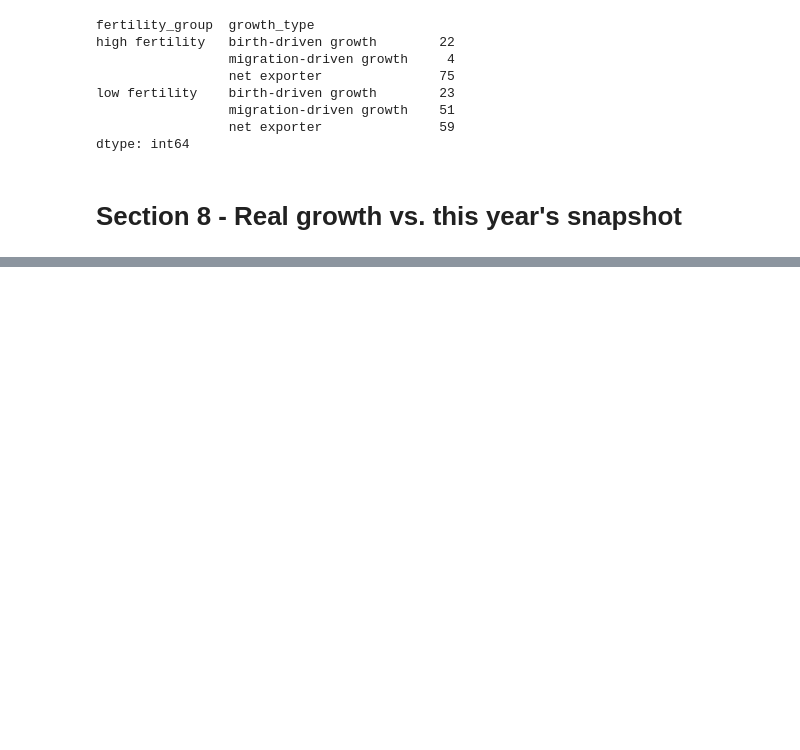
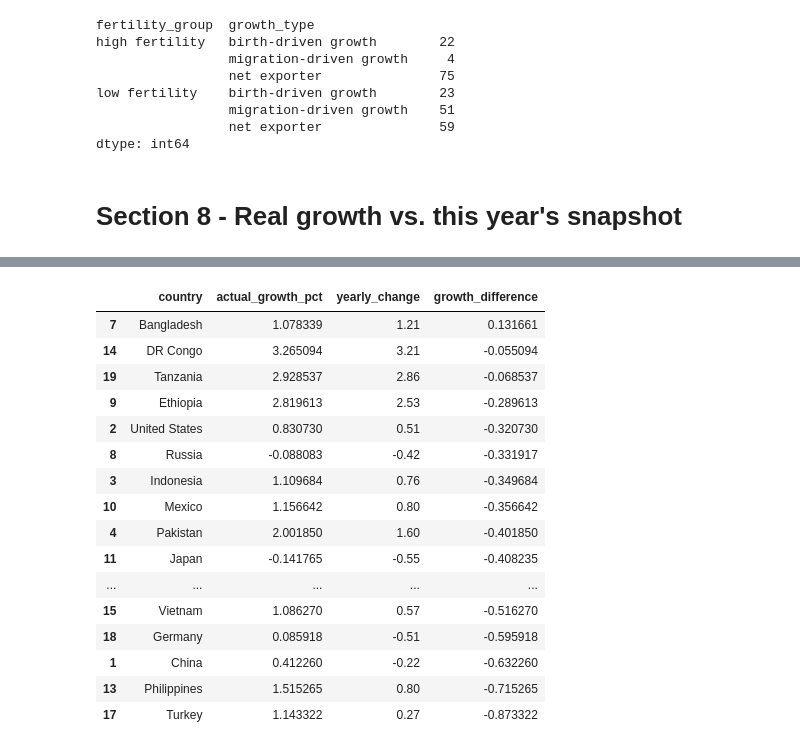
Before and after one commit to KristijanJakimov/population_analysis_project, a Jupyter notebook: analysis.ipynb, the cells around one changed output, grey strips where cells are left out. Saved outputs shown, nothing was run; the diff lists cells and outputs as text; code cells hidden in the pictures; blank space fills up the shorter version.

```diff
--- a/analysis.ipynb
+++ b/analysis.ipynb
@@ -531,3 +531,7 @@ low fertility    birth-driven growth        23
 dtype: int64
 # %% [markdown]
 # Section 8 - Real growth vs. this year's snapshot
+# %%
+history = pd.read_csv("history.csv")
+history["population"] = [int(clean_number(str(value))) for value in history["population"]]
+history.head()
@@ -533,0 +589,21 @@ dtype: int64
+# %%
+comparison["growth_difference"] = comparison["yearly_change"] - comparison["actual_growth_pct"]
+comparison.sort_values("growth_difference", ascending=False)[["country", "actual_growth_pct", "yearly_change", "growth_difference"]]
+# %% [output]
+|  | country | actual_growth_pct | yearly_change | growth_difference |
+| 7 | Bangladesh | 1.078339 | 1.21 | 0.131661 |
+| 14 | DR Congo | 3.265094 | 3.21 | -0.055094 |
+| 19 | Tanzania | 2.928537 | 2.86 | -0.068537 |
+| 9 | Ethiopia | 2.819613 | 2.53 | -0.289613 |
+| 2 | United States | 0.830730 | 0.51 | -0.320730 |
+| 8 | Russia | -0.088083 | -0.42 | -0.331917 |
+| 3 | Indonesia | 1.109684 | 0.76 | -0.349684 |
+| 10 | Mexico | 1.156642 | 0.80 | -0.356642 |
+| 4 | Pakistan | 2.001850 | 1.60 | -0.401850 |
+| 11 | Japan | -0.141765 | -0.55 | -0.408235 |
+| ... | ... | ... | ... | ... |
+| 15 | Vietnam | 1.086270 | 0.57 | -0.516270 |
+| 18 | Germany | 0.085918 | -0.51 | -0.595918 |
+| 1 | China | 0.412260 | -0.22 | -0.632260 |
+| 13 | Philippines | 1.515265 | 0.80 | -0.715265 |
+| 17 | Turkey | 1.143322 | 0.27 | -0.873322 |
```
Also changed, not shown: parts of 8 cells of this notebook, 1 other file.
